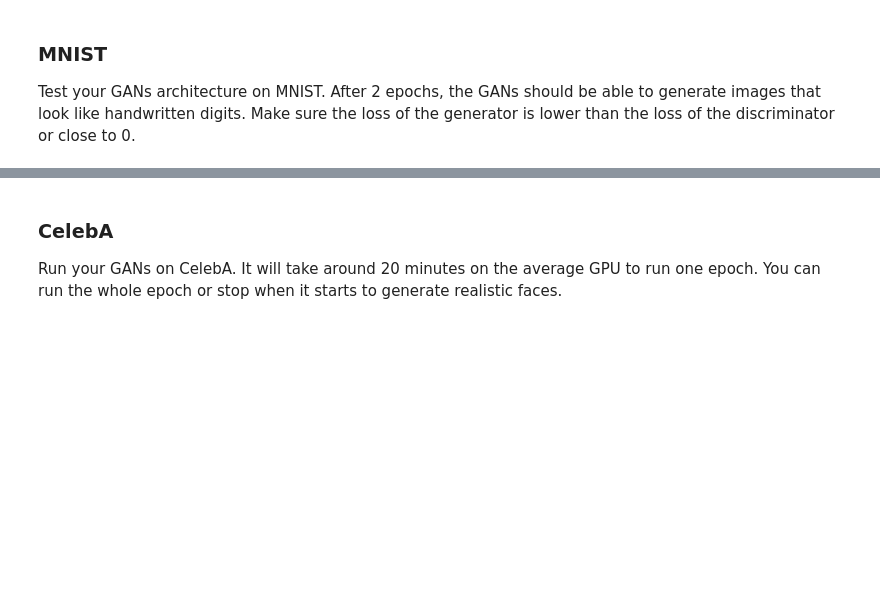
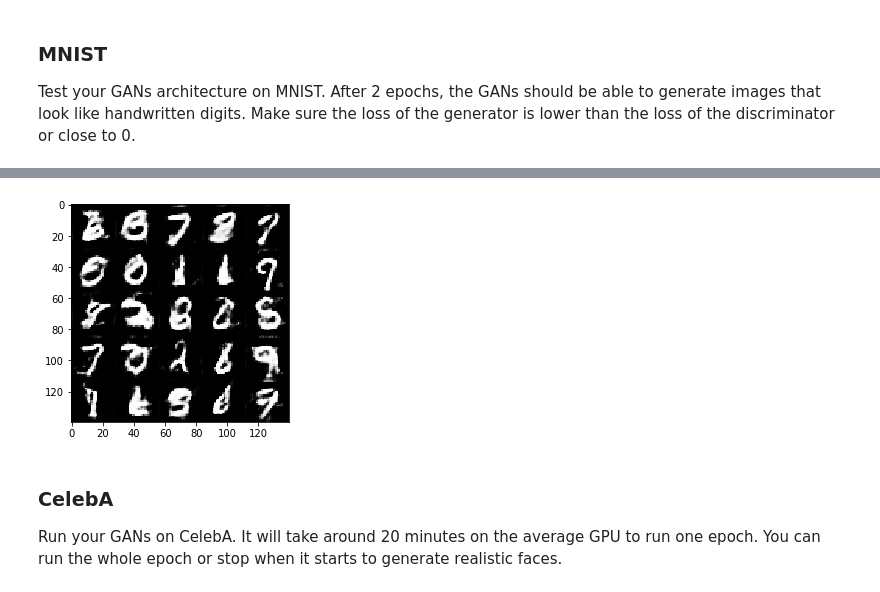
Before and after one commit to aadithya93/my_deepleanring_nd, a Jupyter notebook: face_generation/dlnd_face_generation.ipynb, the cells around one changed output, grey strips where cells are left out. Saved outputs shown, nothing was run; the diff lists cells and outputs as text; code cells hidden in the pictures; blank space fills up the shorter version.

```diff
--- a/face_generation/dlnd_face_generation.ipynb
+++ b/face_generation/dlnd_face_generation.ipynb
@@ -113,8 +118,10 @@ def model_inputs(image_width, image_height, image_channels, z_dim):
     :return: Tuple of (tensor of real input images, tensor of z data, learning rate)
     """
     # TODO: Implement Function
-
-    return None, None, None
+    inputs_real = tf.placeholder(tf.float32, [None, image_width, image_height, image_channels], name="inputs_real")
+    inputs_z = tf.placeholder(tf.float32, [None, z_dim], name="inputs_z")
+    lr = tf.placeholder(tf.float32, name="lr")
+    return inputs_real, inputs_z, lr
 
 
 """
@@ -235,7 +324,7 @@ def show_generator_output(sess, n_images, input_z, out_channel_dim, image_mode):
         feed_dict={input_z: example_z})
 
     images_grid = helper.images_square_grid(samples, image_mode)
-    pyplot.imshow(images_grid, cmap=cmap)
+    pyplot.imshow(np.array(images_grid), cmap=cmap)
     pyplot.show()
 # %% [markdown]
 ### Train
@@ -259,21 +348,48 @@ def train(epoch_count, batch_size, z_dim, learning_rate, beta1, get_batches, dat
     :param data_image_mode: The image mode to use for images ("RGB" or "L")
     """
     # TODO: Build Model
+    alpha=0.2
+    out_channel_dim = 1 if data_image_mode == "L" else 3
+    input_real, input_z, lr = model_inputs(data_shape[1], data_shape[2], data_shape[3], z_dim)
+    d_loss, g_loss = model_loss(input_real, input_z, out_channel_dim, alpha)
+    d_opt, g_opt = model_opt(d_loss, g_loss, lr, beta1)
 
-
+    steps = 0
+    losses = []
     with tf.Session() as sess:
         sess.run(tf.global_variables_initializer())
         for epoch_i in range(epoch_count):
             for batch_images in get_batches(batch_size):
                 # TODO: Train Model
+                steps += 1
+                batch_z = np.random.uniform(-1, 1, size=(batch_size, z_dim))
+                batch_images *= 2
+
+                _ = sess.run(d_opt, feed_dict={input_real: batch_images, input_z:batch_z, lr:learning_rate})
+                _ = sess.run(g_opt, feed_dict={input_real: batch_images, input_z:batch_z, lr:learning_rate})
+                _ = sess.run(d_opt, feed_dict={input_real: batch_images, input_z:batch_z, lr:learning_rate})
+                _ = sess.run(g_opt, feed_dict={input_real: batch_images, input_z:batch_z, lr:learning_rate})
+                _ = sess.run(g_opt, feed_dict={input_real: batch_images, input_z:batch_z, lr:learning_rate})
+
+                if steps % 25 == 0:
+                    d_train_loss = d_loss.eval({input_real:batch_images, input_z:batch_z})
+                    g_train_loss = g_loss.eval({input_z:batch_z})
+
+                    print("Epoch {}/{}".format(epoch_i+1, epoch_count),
+                          "Discriminator loss: {:.4f}".format(d_train_loss),
+                          "Generator loss: {:.4f}".format(g_train_loss))
+                    losses.append((d_train_loss, g_train_loss))
+
+#                 if steps % 100 == 0:
+        show_generator_output(sess, 25, input_z, out_channel_dim, data_image_mode)
 # %% [markdown]
 ### MNIST
 Test your GANs architecture on MNIST.  After 2 epochs, the GANs should be able to generate images that look like handwritten digits.  Make sure the loss of the generator is lower than the loss of the discriminator or close to 0.
 # %%
-batch_size = None
-z_dim = None
-learning_rate = None
-beta1 = None
+batch_size = 64
+z_dim = 100
+learning_rate = 0.0002
+beta1 = 0.9
 
 
 """
@@ -285,3 +401,4 @@ mnist_dataset = helper.Dataset('mnist', glob(os.path.join(data_dir, 'mnist/*.jpg
 with tf.Graph().as_default():
     train(epochs, batch_size, z_dim, learning_rate, beta1, mnist_dataset.get_batches,
           mnist_dataset.shape, mnist_dataset.image_mode)
+# %% [output]
@@ -288,3 +422,4 @@ with tf.Graph().as_default():
+[figure, added]
 # %% [markdown]
 ### CelebA
 Run your GANs on CelebA.  It will take around 20 minutes on the average GPU to run one epoch.  You can run the whole epoch or stop when it starts to generate realistic faces.
```
Also changed, not shown: parts of 10 cells of this notebook.
